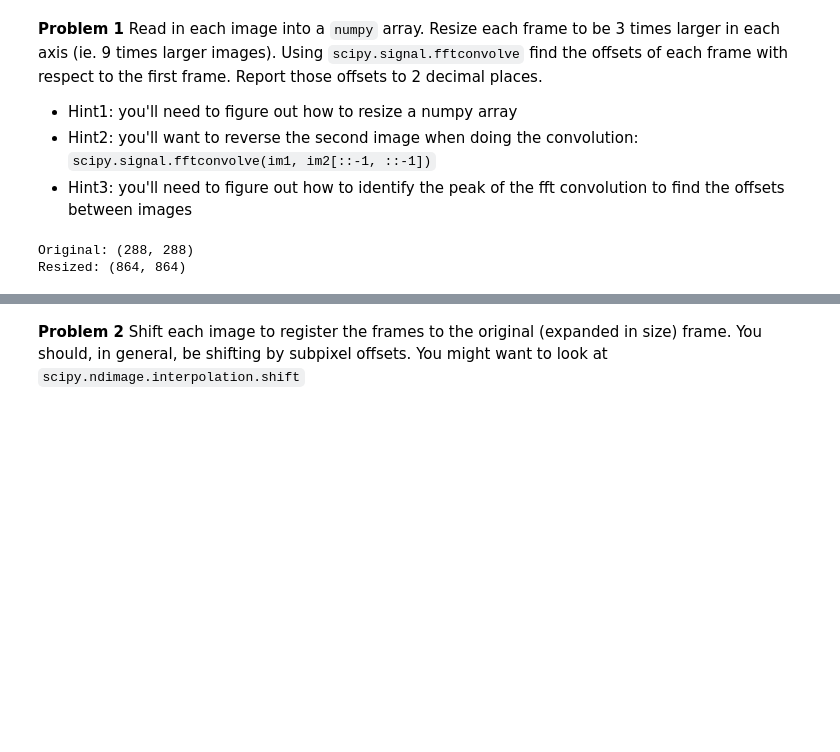
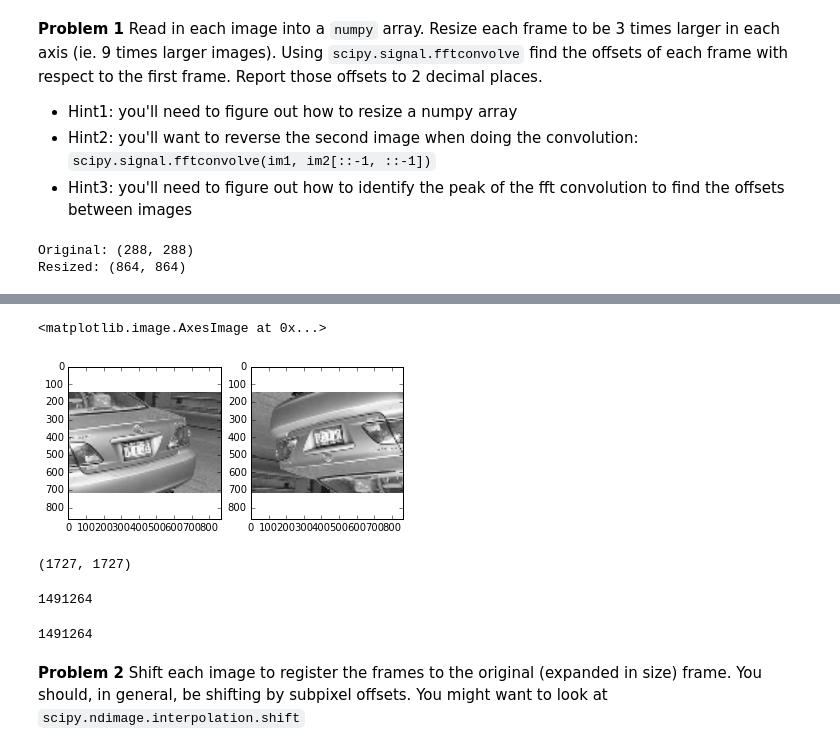
Before and after one commit to danlurie/py4sci_homework, a Jupyter notebook: hw_1/hw_1_assignment.ipynb, the cells around one changed output, grey strips where cells are left out. Saved outputs shown, nothing was run; the diff lists cells and outputs as text; code cells hidden in the pictures; blank space fills up the shorter version.

```diff
--- a/hw_1/hw_1_assignment.ipynb
+++ b/hw_1/hw_1_assignment.ipynb
@@ -109,0 +108,19 @@ n
+# %%
+f, (ax1, ax2) = plt.subplots(1, 2)
+ax1.imshow(img_store[0]['3x'])
+ax2.imshow(img_store[1]['3x'][::-1, ::-1])
+# %% [output]
+<matplotlib.image.AxesImage at 0x...>
+[figure, added]
+# %%
+autocorr[:,:,0].shape
+# %% [output]
+(1727, 1727)
+# %%
+np.argmax(autocorr[:,:,0])
+# %% [output]
+1491264
+# %%
+np.argmax(autocorr[:,:,0])
+# %% [output]
+1491264
```
Also changed, not shown: parts of 5 cells of this notebook.
